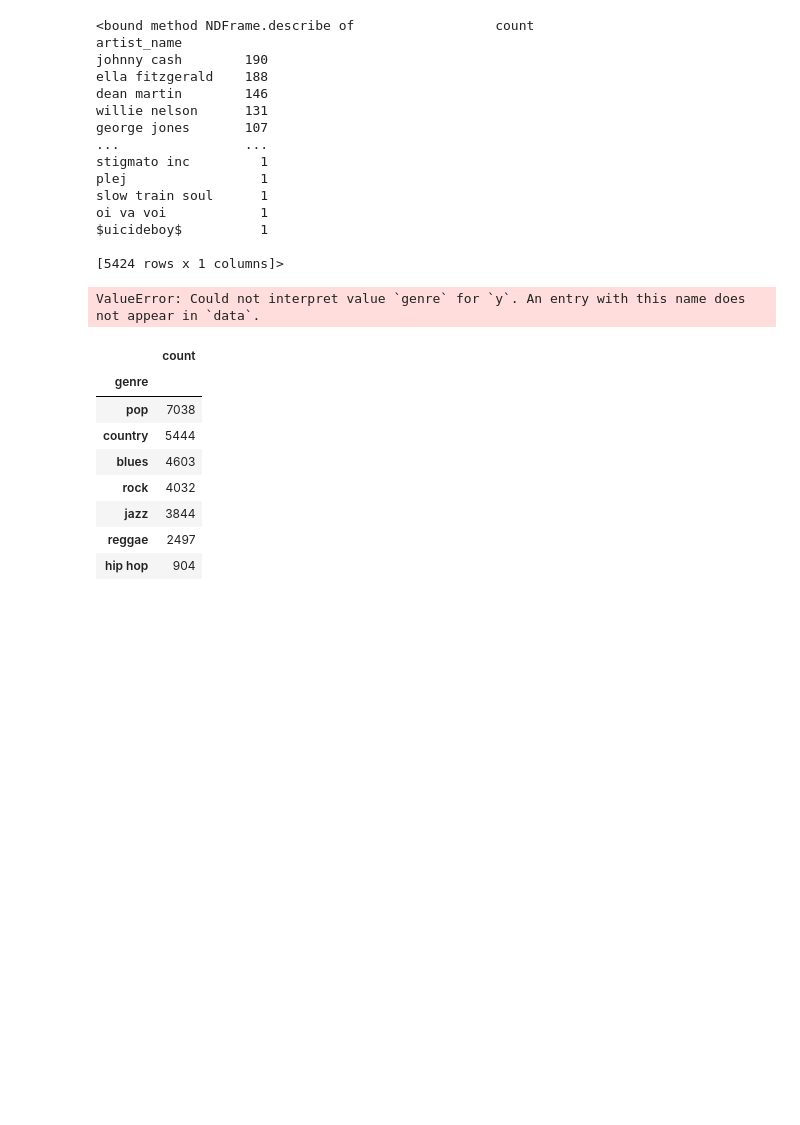
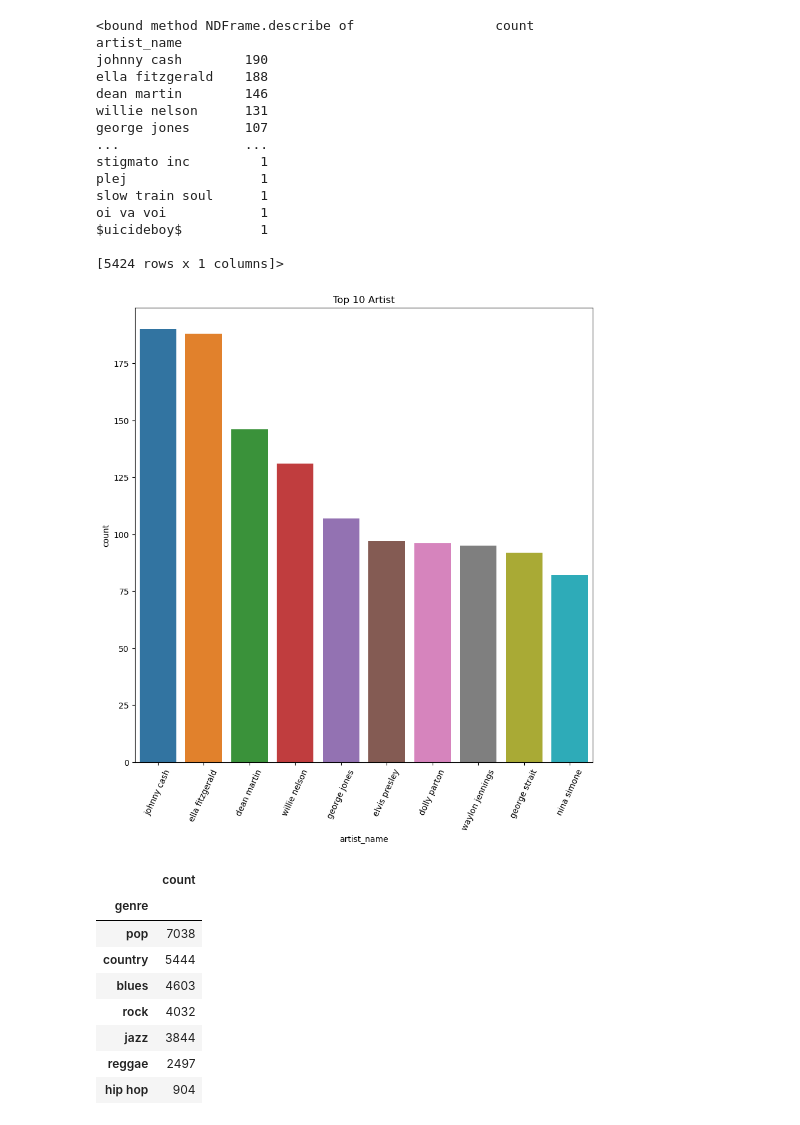
Before and after one commit to GClark89/MusicTrain, a Jupyter notebook: EDA.ipynb, the cells around one changed output. Drawn from its saved outputs; the diff is of its cells as text; code cells hidden in the pictures; blank space fills up the shorter version.

```diff
--- a/EDA.ipynb
+++ b/EDA.ipynb
@@ -178,17 +172,14 @@ oi va voi            1
 $uicideboy$          1
 
 [5424 rows x 1 columns]>
-# %%
-sns.barplot(data= df1, x= 'artist_name', y='genre' \
-'' \
-'' \
-'' \
-'' \
-'' \
-'j')
-plt.show()
-# %% [output]
-ValueError: Could not interpret value `genre` for `y`. An entry with this name does not appear in `data`.
+# %%
+#Bar plot for top 10n artist
+sns.barplot(data=df1, x= "artist_name", y="count", hue="artist_name", legend= False)
+plt.title("Top 10 Artist")
+plt.xticks(rotation=65)
+plt.show()
+# %% [output]
+[figure, added]
 # %%
 #Lets find the value counts of genre
 
```
Also changed, not shown: parts of 8 cells of this notebook, 5 other files.
